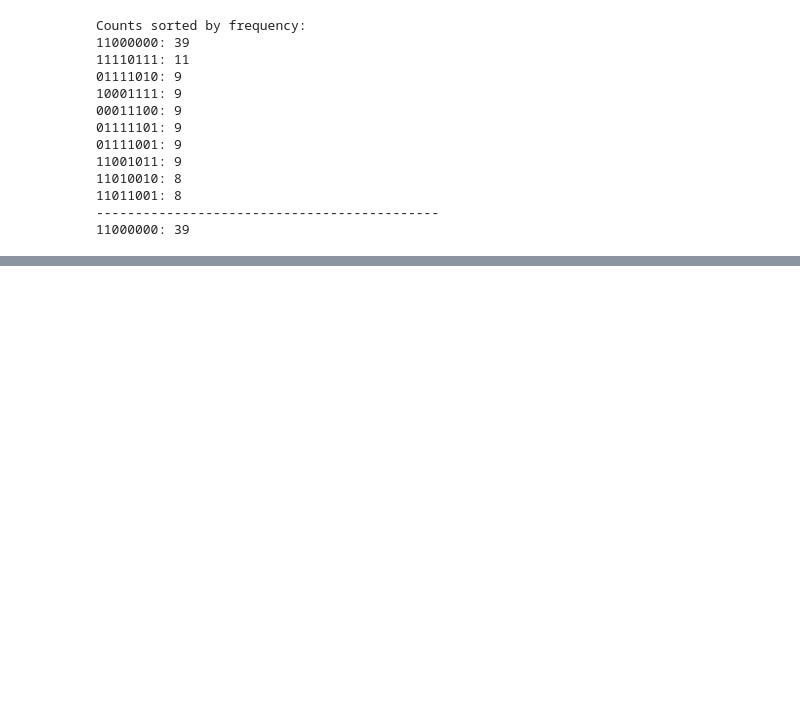
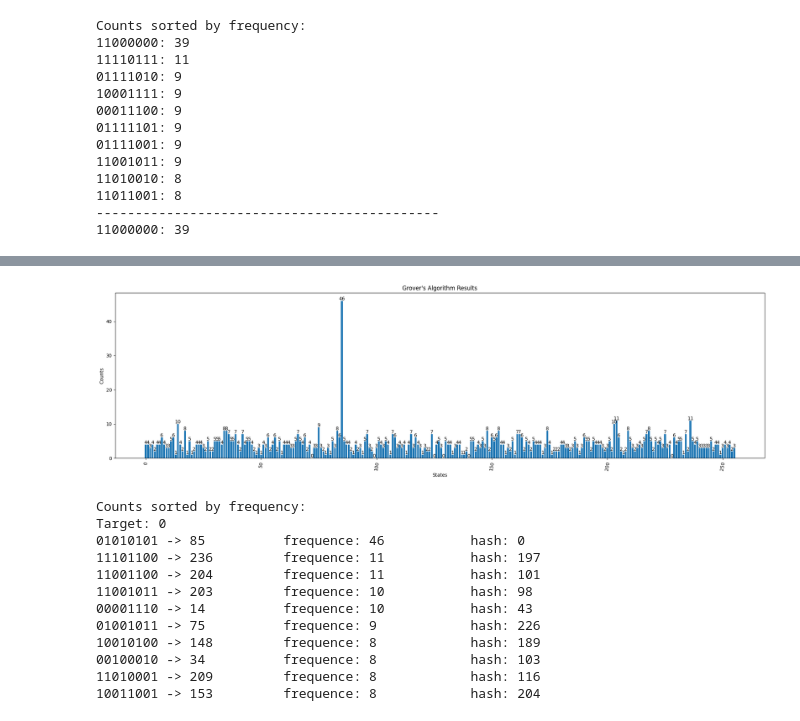
Before and after one commit to DanieleDiSpirito/qgss-2025, a Jupyter notebook: grover.ipynb, the cells around one changed output, grey strips where cells are left out. Drawn from its saved outputs; the diff is of its cells as text; code cells hidden in the pictures; blank space fills up the shorter version.

```diff
--- a/grover.ipynb
+++ b/grover.ipynb
@@ -120,0 +200,40 @@ Counts sorted by frequency:
+# %%
+backend = AerSimulator()
+pm = generate_preset_pass_manager(backend=backend, optimization_level=3)
+qc_isa = pm.run([grover])
+sampler = Sampler(mode=backend)
+job = sampler.run(qc_isa, shots=1024)
+res = job.result()
+counts = res[0].data.meas.get_counts()
+counts_int = [0 for _ in range(2**BITS)]
+for k, v in counts.items():
+    counts_int[int(k, base=2)] = int(v)
+plt.figure(figsize=(20, 6))
+plt.bar([i for i in range(N)], counts_int)
+plt.xlabel('States')
+plt.ylabel('Counts')
+plt.title('Grover\'s Algorithm Results')
+plt.xticks(rotation=80)
+plt.tight_layout()
+for i, value in enumerate(counts_int):
+    plt.text(i, value + 0.2, value, ha='center')
+plt.show()
+print('Counts sorted by frequency:')
+sorted_counts = sorted(counts.items(), key=lambda x: x[1], reverse=True)
+print(f"Target: {target}")
+for state, count in sorted_counts[:10]:
+    print(f"{state} -> {int(state, 2)}\t\tfrequence: {count}\t\thash: {hash_function(int(state, 2))}")
+# %% [output]
+[figure, added]
+Counts sorted by frequency:
+Target: 0
+01010101 -> 85          frequence: 46           hash: 0
+11101100 -> 236         frequence: 11           hash: 197
+11001100 -> 204         frequence: 11           hash: 101
+11001011 -> 203         frequence: 10           hash: 98
+00001110 -> 14          frequence: 10           hash: 43
+01001011 -> 75          frequence: 9            hash: 226
+10010100 -> 148         frequence: 8            hash: 189
+00100010 -> 34          frequence: 8            hash: 103
+11010001 -> 209         frequence: 8            hash: 116
+10011001 -> 153         frequence: 8            hash: 204
```
Also changed, not shown: parts of 4 cells of this notebook.
